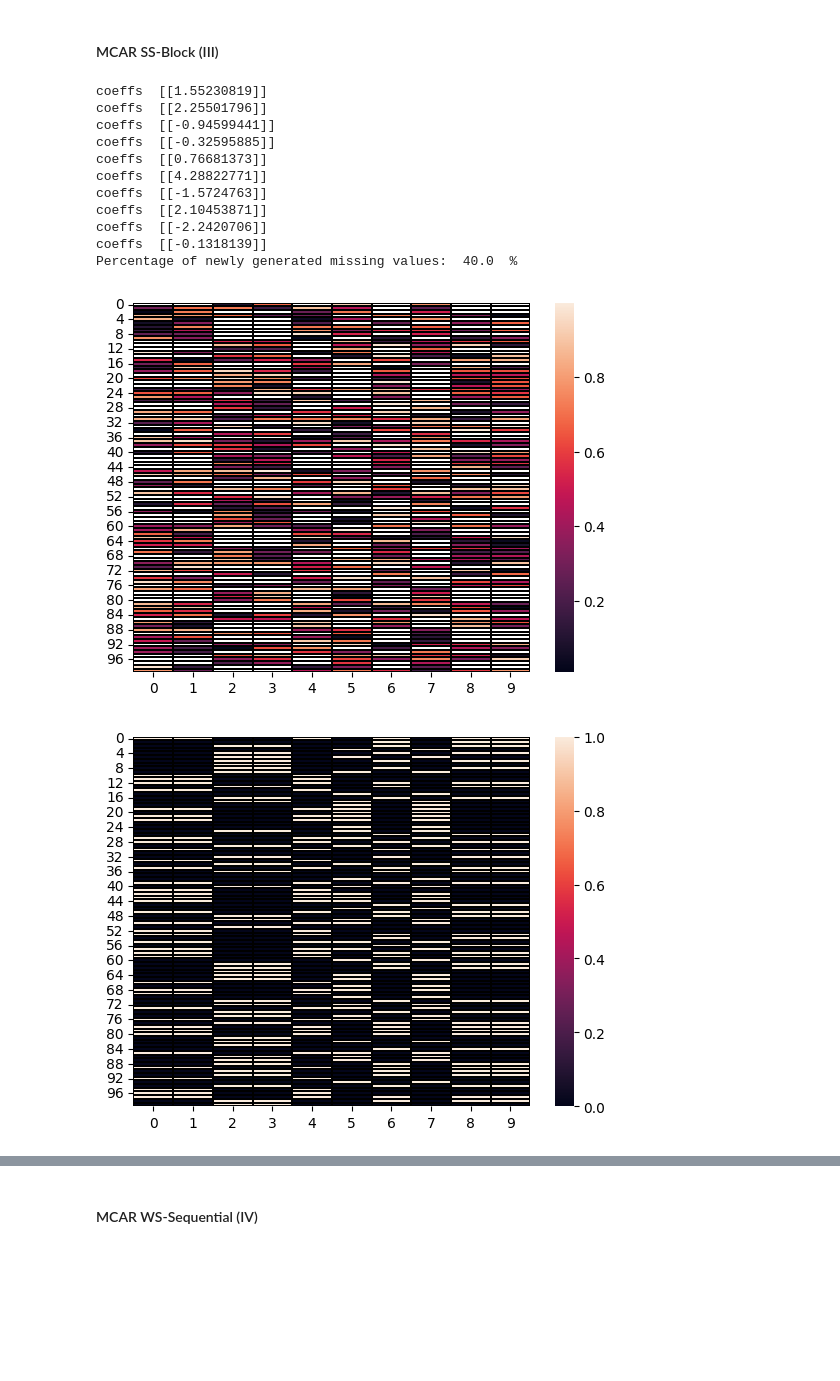
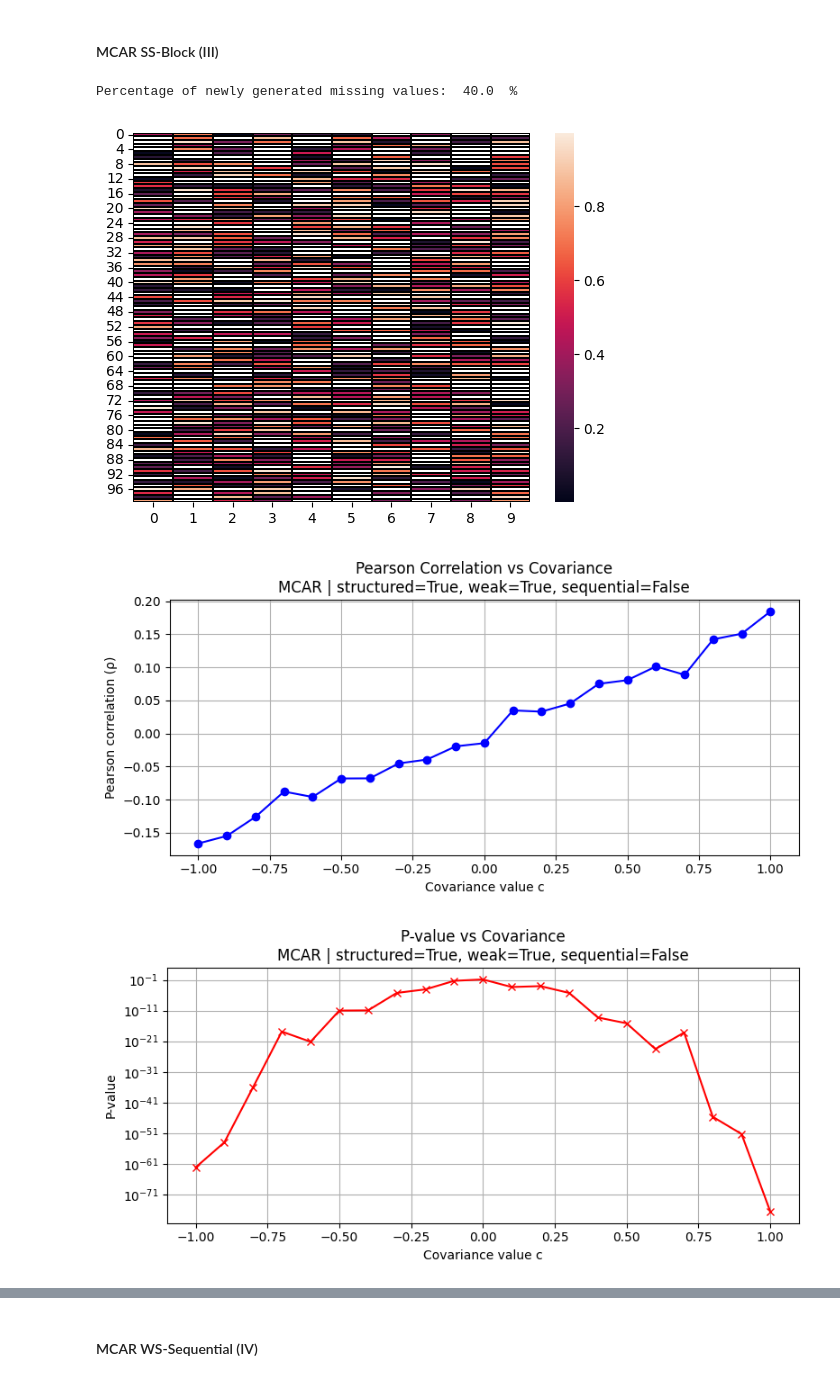
Before and after one commit to arvindkalyan/structured_missingness, a Jupyter notebook: test_coeffs.ipynb, the cells around one changed output, grey strips where cells are left out. Drawn from its saved outputs; the diff is of its cells as text; code cells hidden in the pictures; blank space fills up the shorter version.

Commit message:
Implemented user-specified covariance latent variable in block structured missingness

```diff
--- a/test_coeffs.ipynb
+++ b/test_coeffs.ipynb
@@ -132,3 +274,40 @@ def plot_mask_corr(mask, pattern_name):
+# %%
+def test_cov(mecha="MCAR", structured=True, weak=False, sequential=False):
+    rhos = []
+    ps = []
+    cs = np.arange(-1, 1.01, 0.1)
+    for c in cs:
+        cov = build_covariance_matrix(3, [c,0,0])
+        X = np.random.rand(10000, 3)
+        X_miss = simulate_nan(X, p_miss=0.4, mecha=mecha, structured=structured, weak=weak, sequential=sequential, cov=cov)
+        mask = X_miss['mask']
+        feat1mask = mask[:, 0]
+        feat2mask = mask[:, 1]
+        rho, p_value = pearsonr(feat1mask.astype(float), feat2mask.astype(float))
+        rhos.append(rho)
+        ps.append(p_value)
+    setting_str = f"{mecha} | structured={structured}, weak={weak}, sequential={sequential}"
+
+    # Plot Pearson Rho
+    plt.figure(figsize=(8, 4))
+    plt.plot(cs, rhos, label='Pearson Rho', color='blue', marker='o')
+    plt.xlabel('Covariance value c')
+    plt.ylabel('Pearson correlation (ρ)')
+    plt.title(f'Pearson Correlation vs Covariance\n{setting_str}')
+    plt.grid(True)
+    plt.tight_layout()
+    plt.show()
+
+    # Plot P-values
+    plt.figure(figsize=(8, 4))
+    plt.plot(cs, ps, label='P-value', color='red', marker='x')
+    plt.xlabel('Covariance value c')
+    plt.ylabel('P-value')
+    plt.title(f'P-value vs Covariance\n{setting_str}')
+    plt.yscale('log')
+    plt.grid(True)
+    plt.tight_layout()
+    plt.show()
 # %%
 # # from simulate import simulate_nan
 
@@ -201,7 +370,7 @@ plot_mask_corr(R_mcar_WSB, "MCAR-WS Block")
 # %%
 for i in num_tests:
     betas = iter([2, -1, -2, 2, -2, -2, 2, -2, 2, -2])
-    X_miss_mcar_SSB = simulate_nan(X_complete_cont, p_miss=0.4, mecha="MCAR", structured=True, weak=False, sequential=False,dist="normal",arg0=0, arg1=2)
+    X_miss_mcar_SSB = simulate_nan(X_complete_cont, p_miss=0.4, mecha="MCAR", structured=True, weak=False, sequential=False)
     # X_miss_mcar_SSB = simulate_nan(X_complete_cont, p_miss=0.4, mecha="MCAR", structured=True, weak=False, sequential=False,dist="betas",arg0=betas)
 
 
@@ -209,24 +378,15 @@ for i in num_tests:
     R_mcar_SSB = X_miss_mcar_SSB['mask']
 
 print("Percentage of newly generated missing values: ", (R_mcar_SSB.sum())/np.prod(R_mcar_SSB.shape)*100, " %")
-ax = sns.heatmap(X_mcar_SSB, mask=R_mcar_SSB==1, linewidths=0.005, linecolor='black')
+ax = sns.heatmap(X_mcar_SSB[:100], mask=R_mcar_SSB[:100]==1, linewidths=0.005, linecolor='black')
 # %% [output]
-coeffs  [[1.55230819]]
-coeffs  [[2.25501796]]
-coeffs  [[-0.94599441]]
-coeffs  [[-0.32595885]]
-coeffs  [[0.76681373]]
-coeffs  [[4.28822771]]
-coeffs  [[-1.5724763]]
-coeffs  [[2.10453871]]
-coeffs  [[-2.2420706]]
-coeffs  [[-0.1318139]]
 Percentage of newly generated missing values:  40.0  %
-[figure, old version]
+[figure, new version]
 # %%
-ax = sns.heatmap(R_mcar_SSB==1, linewidths=0.005, linecolor='black')
+test_cov(mecha="MCAR", structured=True, weak=True, sequential=False)
 # %% [output]
-[figure, old version]
+[figure, new version]
+[figure, added]
 # %%
 plot_mask_corr(R_mcar_SSB, "MCAR-SS Block")
 # %% [output]
```
Also changed, not shown: parts of 45 cells of this notebook, 3 other files.
